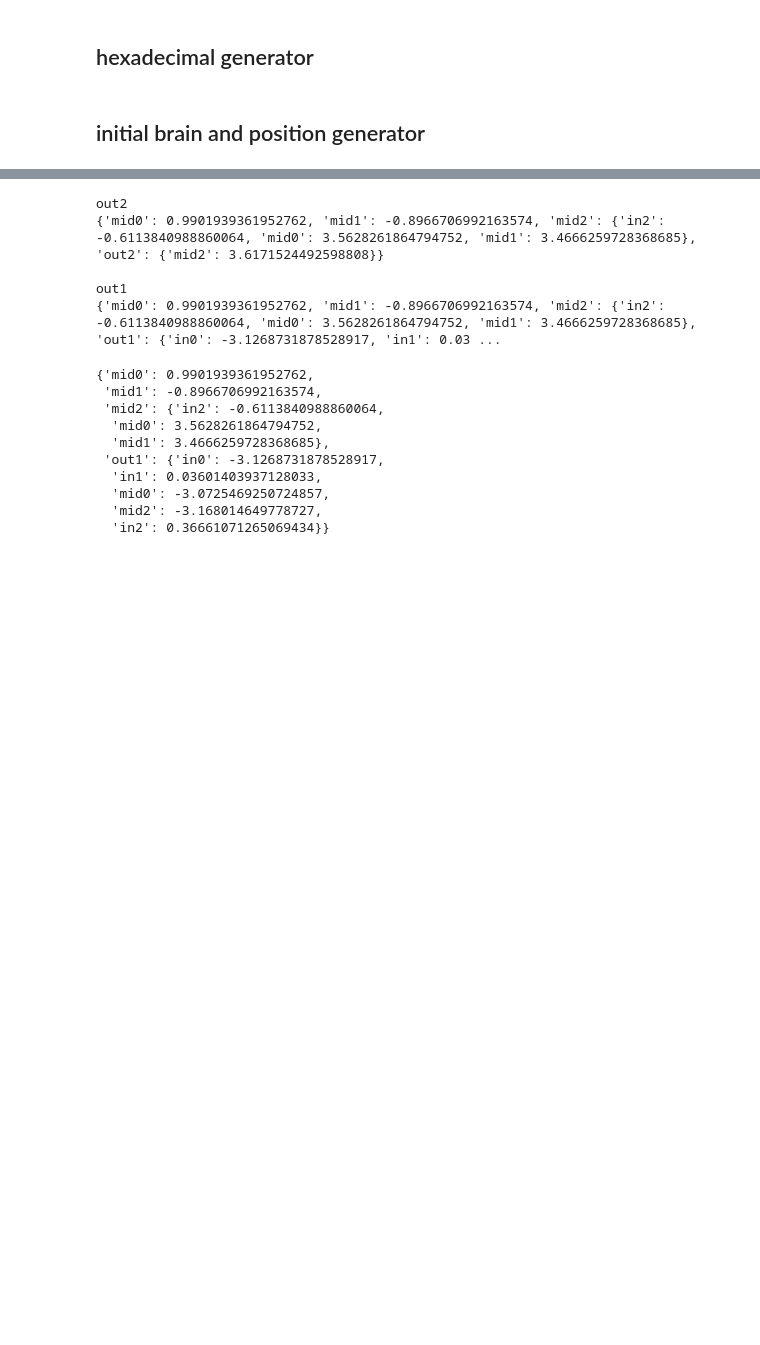
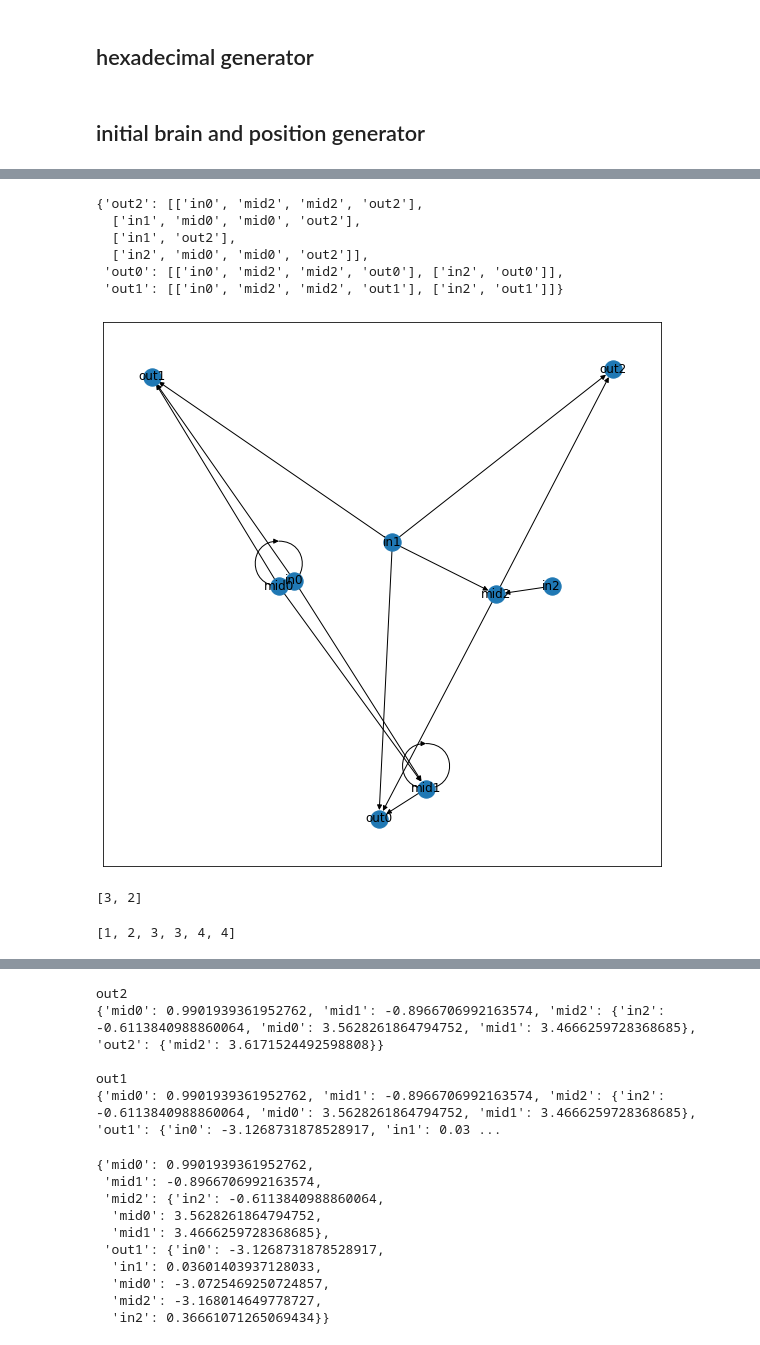
Before and after one commit to macka83/genetic_algorithm, a Jupyter notebook: execute_genetic_algorithm.ipynb, the cells around one changed output, grey strips where cells are left out. Drawn from its saved outputs; the diff is of its cells as text; code cells hidden in the pictures; blank space fills up the shorter version.

```diff
--- a/execute_genetic_algorithm.ipynb
+++ b/execute_genetic_algorithm.ipynb
@@ -78,0 +98,39 @@ for individual in individuals_sum_dup:
+# %%
+G = nx.MultiDiGraph()
+G.add_edges_from(edges)
+
+out_list = list(set([i[1] for i in edges if 'out' in i[1]]))
+init_list = list(set([i[0] for i in edges if 'in' in i[0]]))
+
+# generate dict of paths
+dic_of_paths = generate_dict_of_paths(out_list, init_list, G)
+
+dic_of_paths
+# %% [output]
+{'out2': [['in0', 'mid2', 'mid2', 'out2'],
+  ['in1', 'mid0', 'mid0', 'out2'],
+  ['in1', 'out2'],
+  ['in2', 'mid0', 'mid0', 'out2']],
+ 'out0': [['in0', 'mid2', 'mid2', 'out0'], ['in2', 'out0']],
+ 'out1': [['in0', 'mid2', 'mid2', 'out1'], ['in2', 'out1']]}
+# %%
+plt.figure(figsize=[10,10])
+nx.draw_networkx(G)
+nx.spring_layout(G, iterations=1000)
+plt.show()
+# %% [output]
+[figure, added]
+# %%
+l = [1,2,3,4]
+m = [3,4]
+
+ind = [i_nr for i_nr, i in enumerate(l) if i in m][::-1]
+l = [l.insert(i+1, l[i]) for i in ind]
+# %% [output]
+[3, 2]
+# %%
+[l.insert(i+1, l[i]) for i in ind]
+
+l
+# %% [output]
+[1, 2, 3, 3, 4, 4]
```
Also changed, not shown: parts of 4 cells of this notebook, 1 other file.
